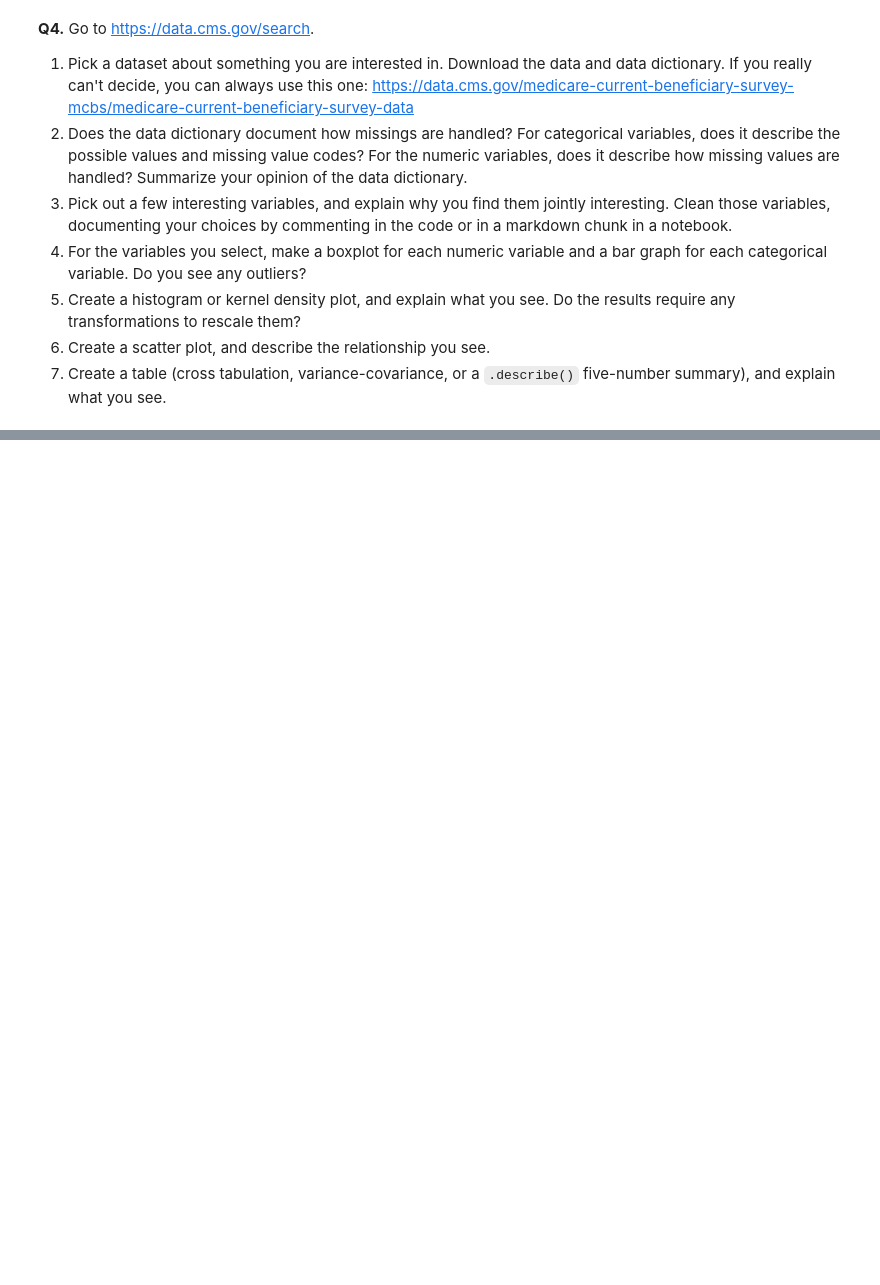
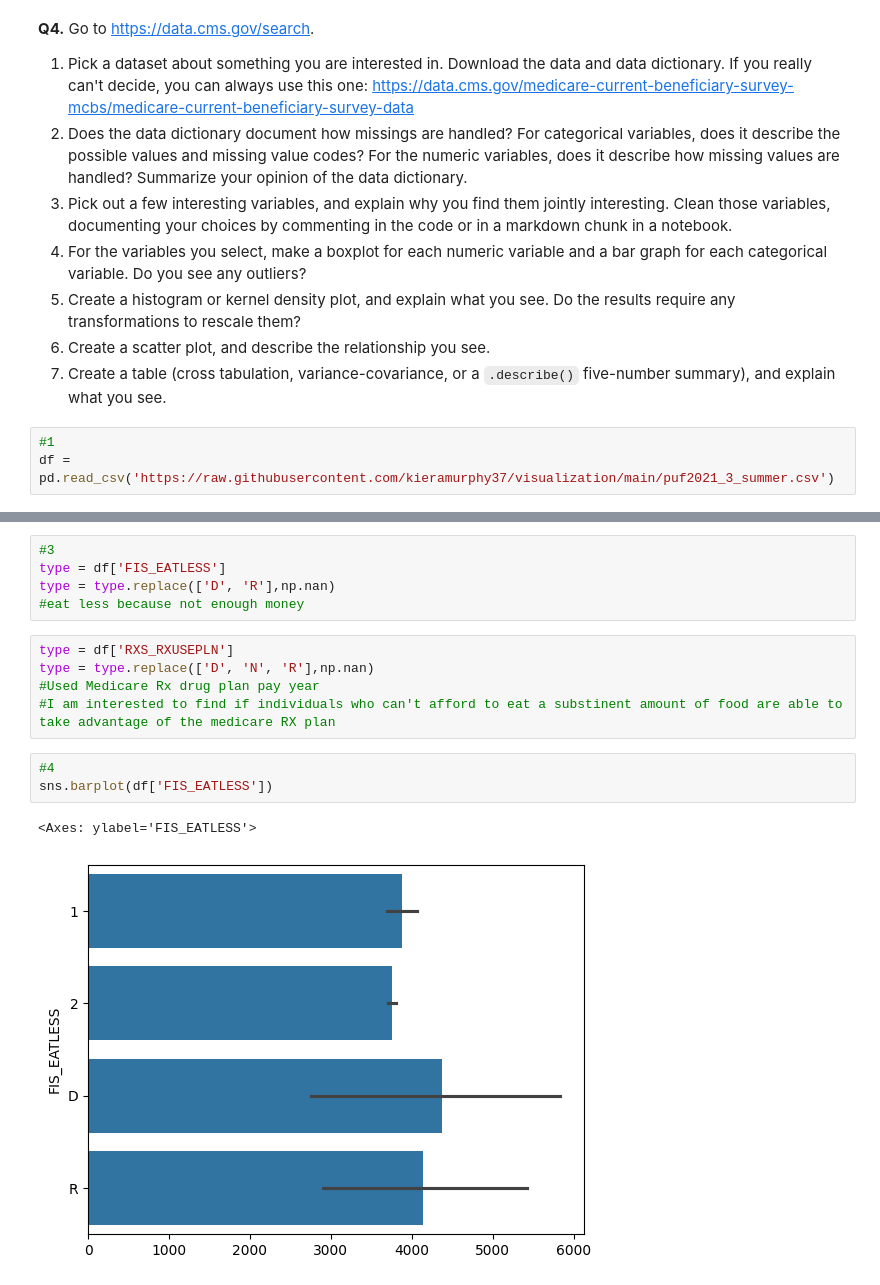
Before and after one commit to kieramurphy37/visualization, a Jupyter notebook: Murphy_Kiera_EDA/visualization_assignment.ipynb, the cells around one changed output, grey strips where cells are left out. Cells and saved outputs as stored; diff of their text form; blank space fills up the shorter version.

```diff
--- a/Murphy_Kiera_EDA/visualization_assignment.ipynb
+++ b/Murphy_Kiera_EDA/visualization_assignment.ipynb
@@ -234,3 +234,6 @@ For some context, the Federal government ultimately spent about $4.4 trillion in
 6. Create a histogram or kernel density plot, and explain what you see. Do the results require any transformations to rescale them?
 7. Create a scatter plot, and describe the relationship you see.
 8. Create a table (cross tabulation, variance-covariance, or a `.describe()` five-number summary), and explain what you see.
+# %%
+#1
+df = pd.read_csv('https://raw.githubusercontent.com/kieramurphy37/visualization/main/puf2021_3_summer.csv')
@@ -236,0 +259,16 @@ For some context, the Federal government ultimately spent about $4.4 trillion in
+# %%
+#3
+type = df['FIS_EATLESS']
+type = type.replace(['D', 'R'],np.nan)
+#eat less because not enough money
+# %%
+type = df['RXS_RXUSEPLN']
+type = type.replace(['D', 'N', 'R'],np.nan)
+#Used Medicare Rx drug plan pay year
+#I am interested to find if individuals who can't afford to eat a substinent amount of food are able to take advantage of the medicare RX plan
+# %%
+#4
+sns.barplot(df['FIS_EATLESS'])
+# %% [output]
+<Axes: ylabel='FIS_EATLESS'>
+[figure, added]
```
Also changed, not shown: parts of 10 cells of this notebook.
